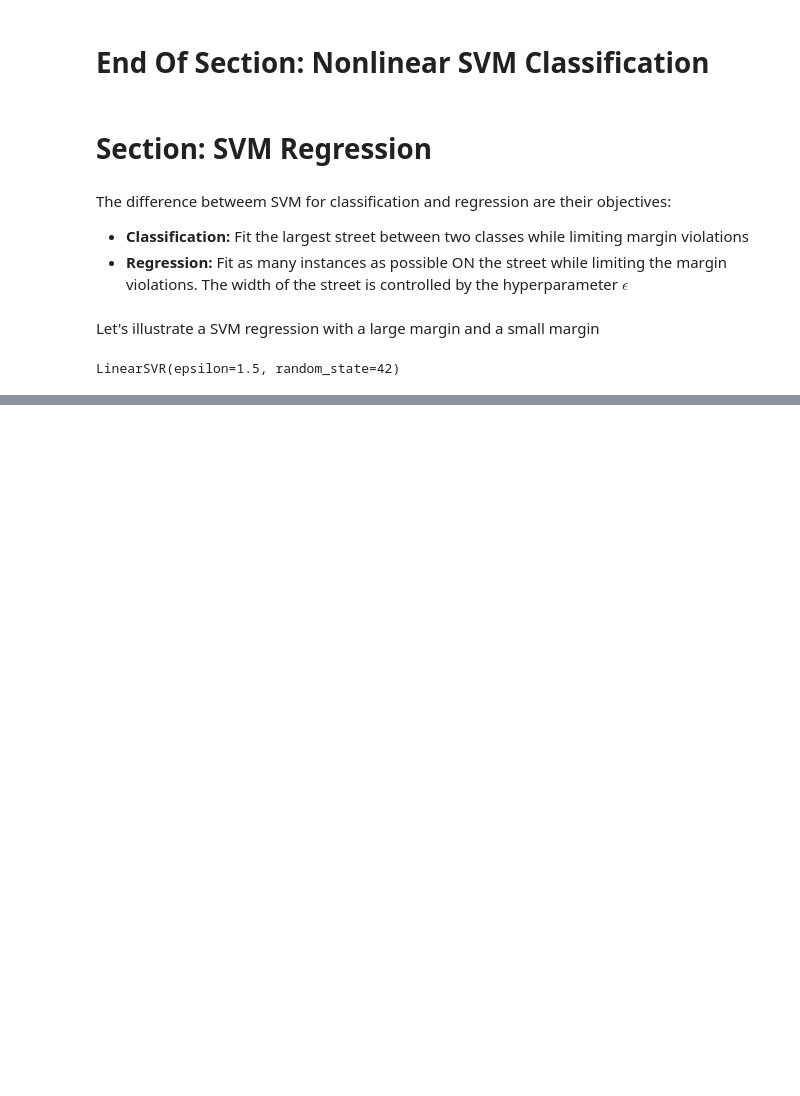
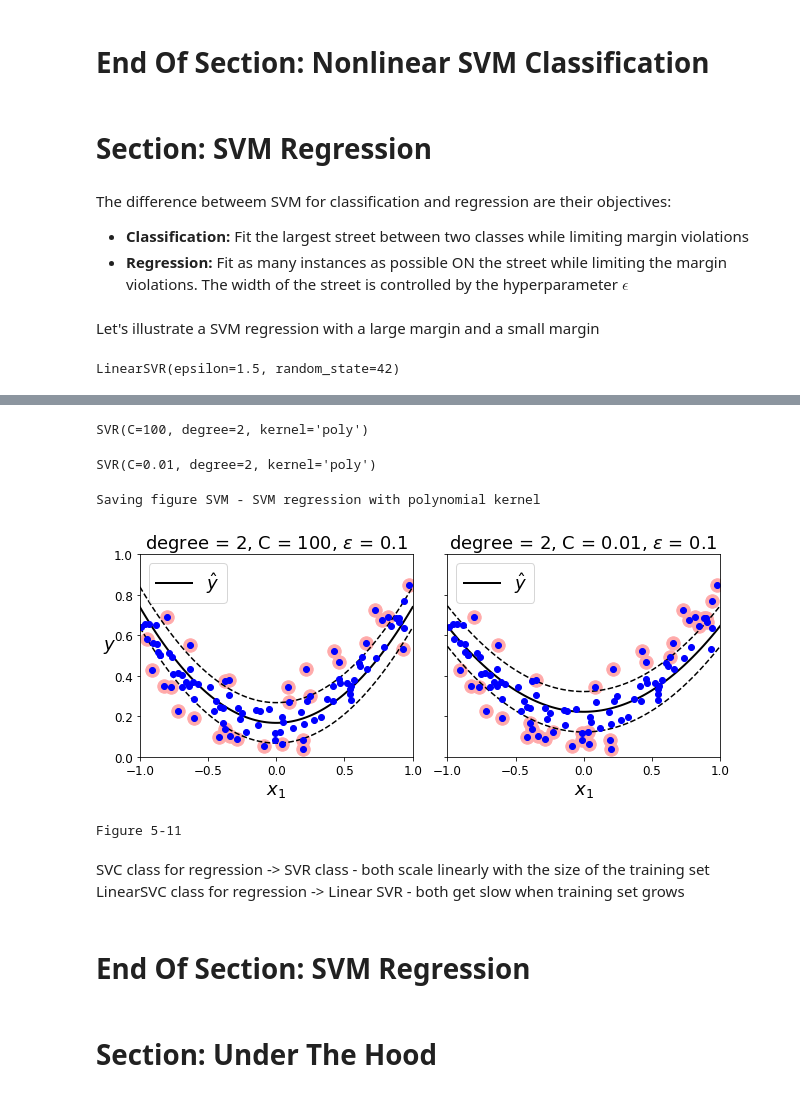
Before and after one commit to MarkJasonE/SupportVectorMachines, a Jupyter notebook: SupportVectorMachines.ipynb, the cells around one changed output, grey strips where cells are left out. Saved outputs shown, nothing was run; the diff lists cells and outputs as text; code cells hidden in the pictures; blank space fills up the shorter version.

```diff
--- a/SupportVectorMachines.ipynb
+++ b/SupportVectorMachines.ipynb
@@ -642,0 +691,49 @@ eps_y_pred = svm_reg1.predict([[eps_x1]])
+# %%
+np.random.seed(42)
+m = 100
+X = 2 * np.random.rand(m, 1) - 1
+y = (0.2 + 0.1 * X + 0.5 * X**2 + np.random.randn(m, 1)/10).ravel()
+# %%
+svm_poly_reg = SVR(kernel="poly", degree=2, C=100, epsilon=0.1, gamma="scale")
+svm_poly_reg.fit(X, y)
+# %% [output]
+SVR(C=100, degree=2, kernel='poly')
+# %%
+svm_poly_reg1 = SVR(kernel="poly", degree=2, C=100, epsilon=0.1, gamma="scale")
+svm_poly_reg2 = SVR(kernel="poly", degree=2, C=0.01, epsilon=0.1, gamma="scale")
+svm_poly_reg1.fit(X, y)
+svm_poly_reg2.fit(X, y)
+# %% [output]
+SVR(C=0.01, degree=2, kernel='poly')
+# %%
+fig, axes = plt.subplots(ncols=2, figsize=(9, 4), sharey=True)
+
+plt.sca(axes[0])
+plot_svm_regression(svm_poly_reg1, X, y, [-1, 1, 0, 1])
+plt.title(r"degree = {}, C = {}, $\epsilon$ = {}".format(svm_poly_reg1.degree,
+                                                         svm_poly_reg1.C,
+                                                         svm_poly_reg1.epsilon),
+          fontsize=18)
+plt.ylabel(r"$y$", rotation=0, fontsize=18)
+
+plt.sca(axes[1])
+plot_svm_regression(svm_poly_reg2, X, y, [-1, 1, 0, 1])
+plt.title(r"degree = {}, C = {}, $\epsilon$ = {}".format(svm_poly_reg2.degree,
+                                                          svm_poly_reg2.C,
+                                                          svm_poly_reg2.epsilon),
+          fontsize=18)
+
+save_fig("SVM - SVM regression with polynomial kernel")
+plt.show()
+print("Figure 5-11")
+# %% [output]
+Saving figure SVM - SVM regression with polynomial kernel
+[figure, added]
+Figure 5-11
+# %% [markdown]
+SVC class for regression -> SVR class - both scale linearly with the size of the training set<br>
+LinearSVC class for regression -> Linear SVR -  both get slow when training set grows
+# %% [markdown]
+# End Of Section: SVM Regression
+# %% [markdown]
+# Section: Under The Hood
```
Also changed, not shown: parts of 5 cells of this notebook, 2 other files.
